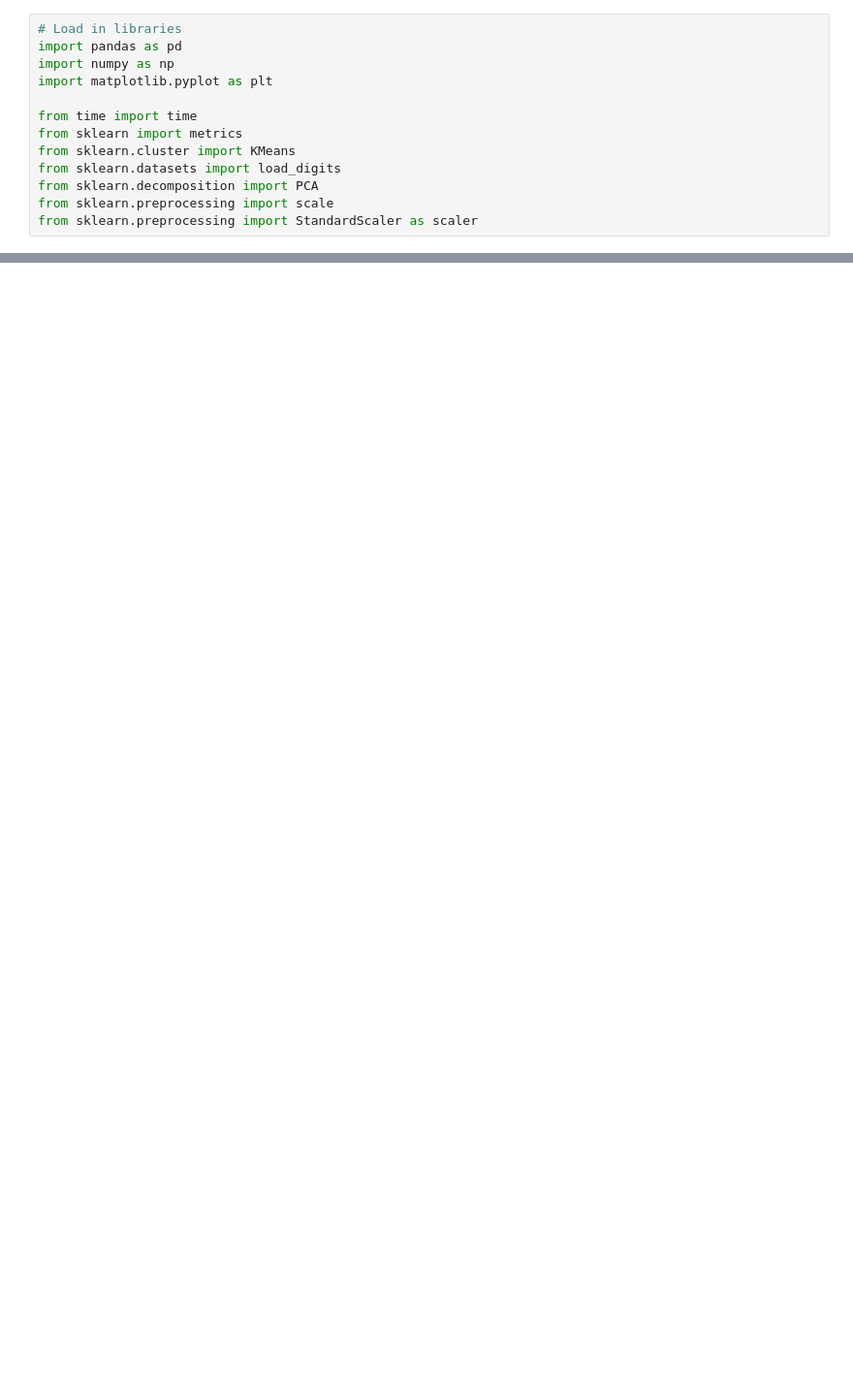
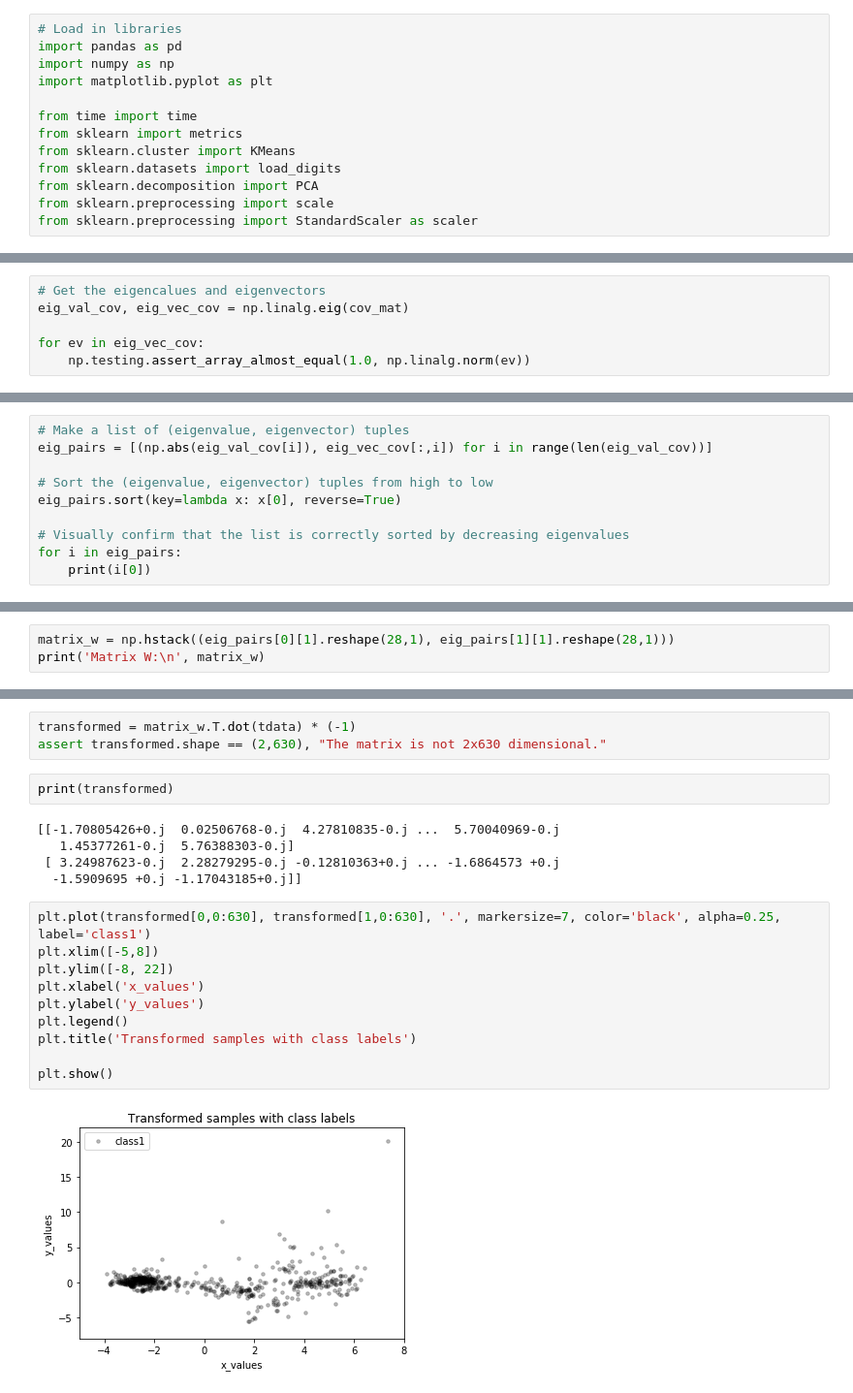
Before and after one commit to hschroad/MSEML, a Jupyter notebook: Hardness/Hardness_Unsupervised.ipynb, the cells around one changed output, grey strips where cells are left out. Shown at 97% size. Drawn from its saved outputs; the diff is of its cells as text; blank space fills up the shorter version.

```diff
--- a/Hardness/Hardness_Unsupervised.ipynb
+++ b/Hardness/Hardness_Unsupervised.ipynb
@@ -122,0 +200,6 @@ plt.show()
+# %%
+# Get the eigencalues and eigenvectors
+eig_val_cov, eig_vec_cov = np.linalg.eig(cov_mat)
+
+for ev in eig_vec_cov:
+    np.testing.assert_array_almost_equal(1.0, np.linalg.norm(ev))
@@ -122,0 +211,10 @@ plt.show()
+# %%
+# Make a list of (eigenvalue, eigenvector) tuples
+eig_pairs = [(np.abs(eig_val_cov[i]), eig_vec_cov[:,i]) for i in range(len(eig_val_cov))]
+
+# Sort the (eigenvalue, eigenvector) tuples from high to low
+eig_pairs.sort(key=lambda x: x[0], reverse=True)
+
+# Visually confirm that the list is correctly sorted by decreasing eigenvalues
+for i in eig_pairs:
+    print(i[0])
@@ -122,0 +239,3 @@ plt.show()
+# %%
+matrix_w = np.hstack((eig_pairs[0][1].reshape(28,1), eig_pairs[1][1].reshape(28,1)))
+print('Matrix W:\n', matrix_w)
@@ -122,0 +260,22 @@ plt.show()
+# %%
+transformed = matrix_w.T.dot(tdata) * (-1)
+assert transformed.shape == (2,630), "The matrix is not 2x630 dimensional."
+# %%
+print(transformed)
+# %% [output]
+[[-1.70805426+0.j  0.02506768-0.j  4.27810835-0.j ...  5.70040969-0.j
+   1.45377261-0.j  5.76388303-0.j]
+ [ 3.24987623-0.j  2.28279295-0.j -0.12810363+0.j ... -1.6864573 +0.j
+  -1.5909695 +0.j -1.17043185+0.j]]
+# %%
+plt.plot(transformed[0,0:630], transformed[1,0:630], '.', markersize=7, color='black', alpha=0.25, label='class1')
+plt.xlim([-5,8])
+plt.ylim([-8, 22])
+plt.xlabel('x_values')
+plt.ylabel('y_values')
+plt.legend()
+plt.title('Transformed samples with class labels')
+
+plt.show()
+# %% [output]
+[figure, added]
```
Also changed, not shown: parts of 14 cells of this notebook, 8 other files.
